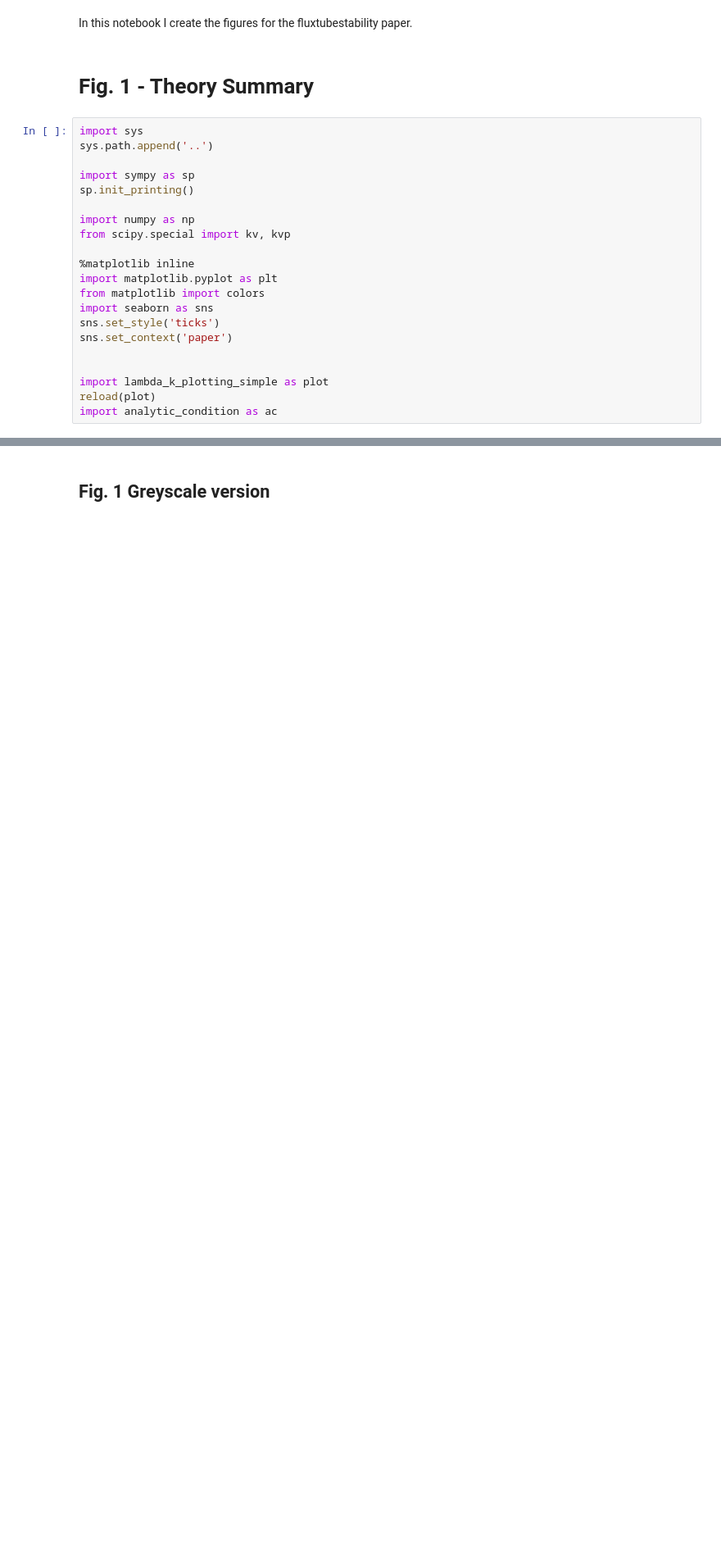
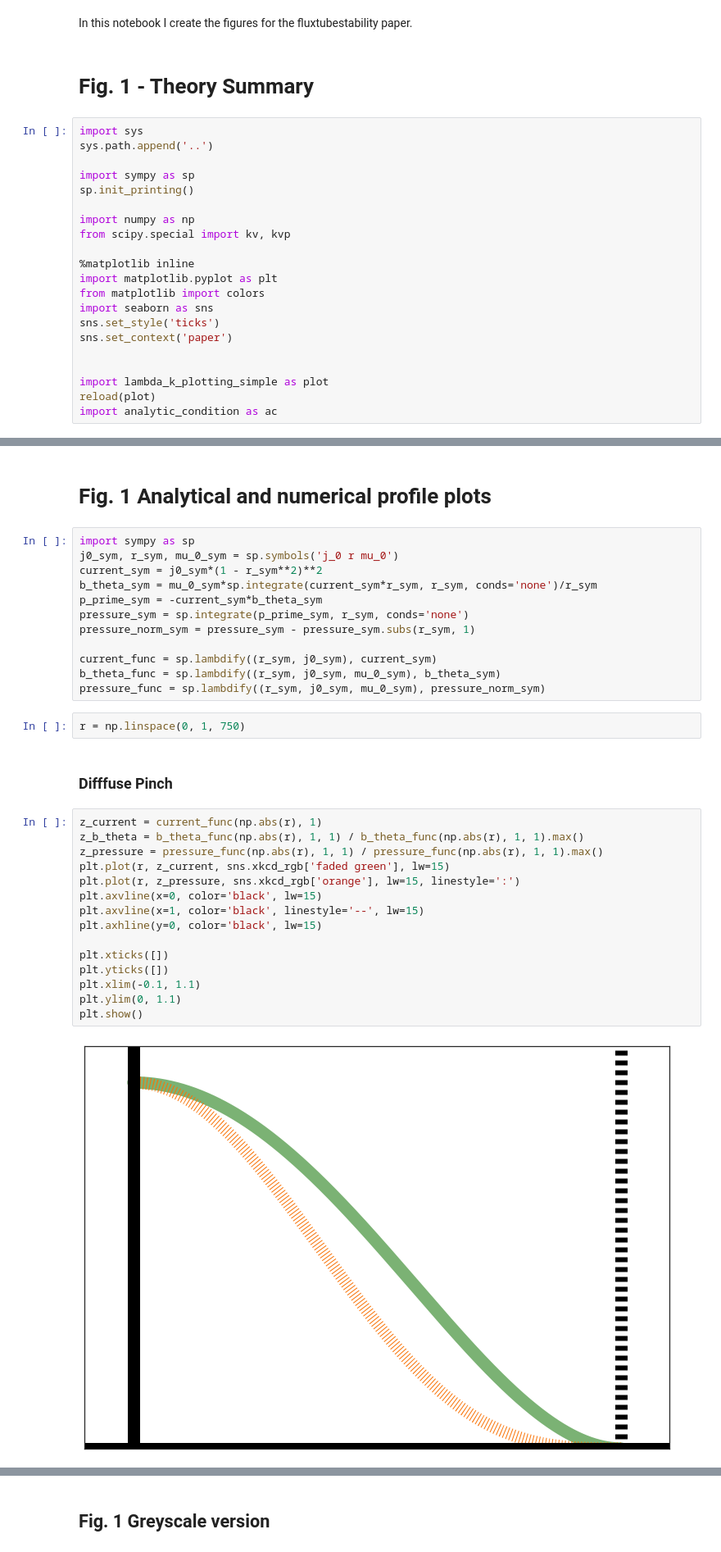
Before and after one commit to jensv/fluxtubestability, a Jupyter notebook: ipython_notebooks/paper_figures.ipynb, the cells around one changed output, grey strips where cells are left out. Shown at 82% size. Cells and saved outputs as stored; diff of their text form; blank space fills up the shorter version.

```diff
--- a/ipython_notebooks/paper_figures.ipynb
+++ b/ipython_notebooks/paper_figures.ipynb
@@ -29,0 +31,35 @@ from analytic_condition import conditions
+# %% [markdown]
+# Fig. 1 Analytical and numerical profile plots
+# %%
+import sympy as sp
+j0_sym, r_sym, mu_0_sym = sp.symbols('j_0 r mu_0')
+current_sym = j0_sym*(1 - r_sym**2)**2
+b_theta_sym = mu_0_sym*sp.integrate(current_sym*r_sym, r_sym, conds='none')/r_sym
+p_prime_sym = -current_sym*b_theta_sym
+pressure_sym = sp.integrate(p_prime_sym, r_sym, conds='none')
+pressure_norm_sym = pressure_sym - pressure_sym.subs(r_sym, 1)
+
+current_func = sp.lambdify((r_sym, j0_sym), current_sym)
+b_theta_func = sp.lambdify((r_sym, j0_sym, mu_0_sym), b_theta_sym)
+pressure_func = sp.lambdify((r_sym, j0_sym, mu_0_sym), pressure_norm_sym)
+# %%
+r = np.linspace(0, 1, 750)
+# %% [markdown]
+### Difffuse Pinch
+# %%
+z_current = current_func(np.abs(r), 1)
+z_b_theta = b_theta_func(np.abs(r), 1, 1) / b_theta_func(np.abs(r), 1, 1).max()
+z_pressure = pressure_func(np.abs(r), 1, 1) / pressure_func(np.abs(r), 1, 1).max()
+plt.plot(r, z_current, sns.xkcd_rgb['faded green'], lw=15)
+plt.plot(r, z_pressure, sns.xkcd_rgb['orange'], lw=15, linestyle=':')
+plt.axvline(x=0, color='black', lw=15)
+plt.axvline(x=1, color='black', linestyle='--', lw=15)
+plt.axhline(y=0, color='black', lw=15)
+
+plt.xticks([])
+plt.yticks([])
+plt.xlim(-0.1, 1.1)
+plt.ylim(0, 1.1)
+plt.show()
+# %% [output]
+[figure, added]
```
Also changed, not shown: parts of 23 cells of this notebook.
